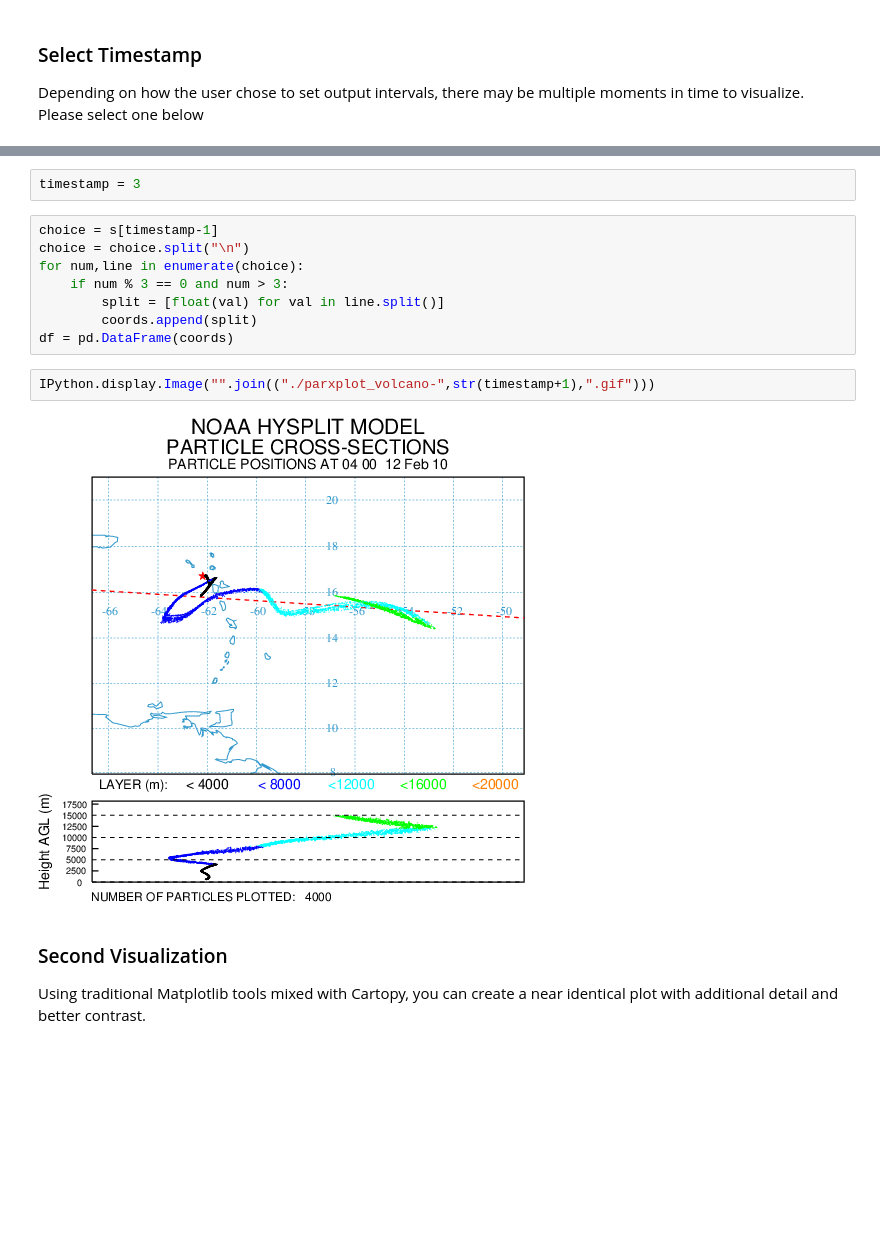
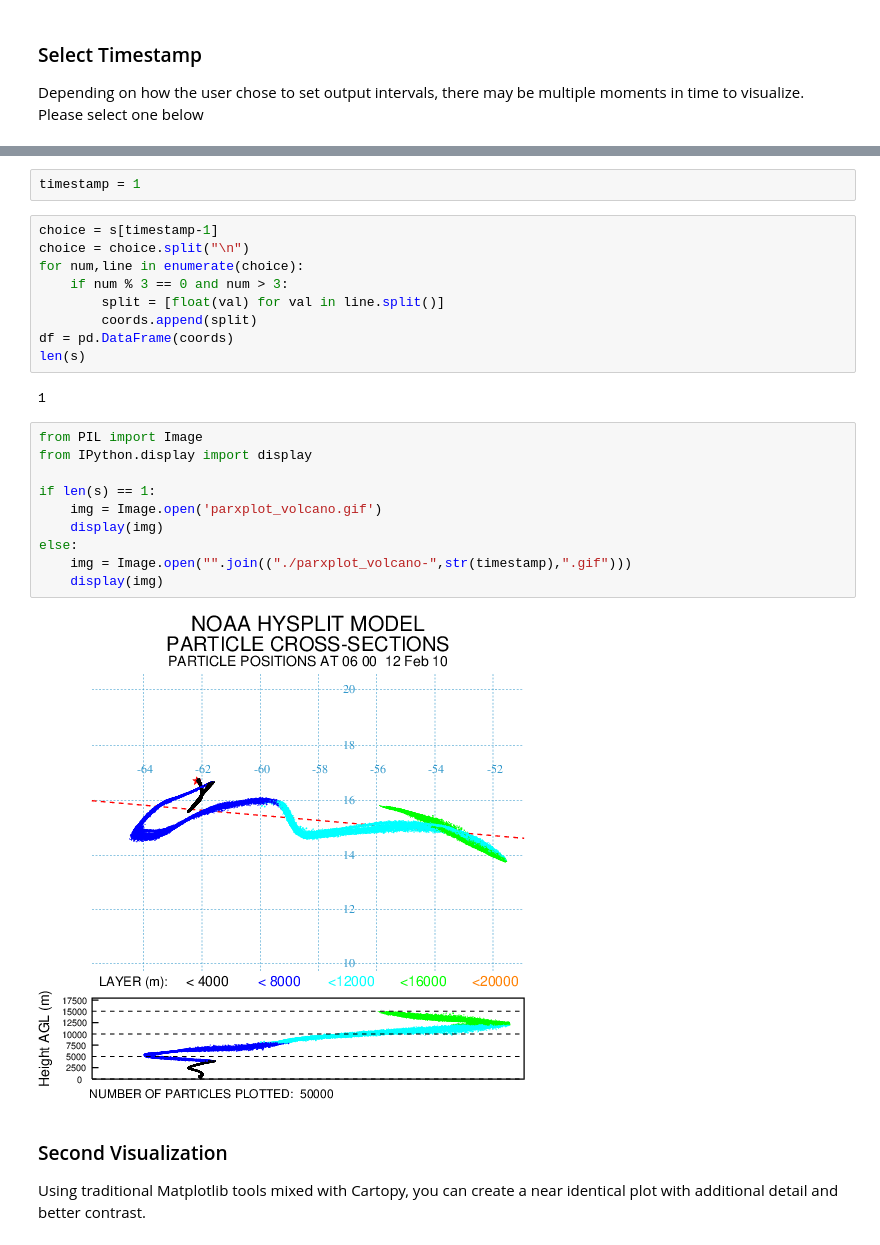
Before and after one commit to volcanocyber/VICTOR-workflows, a Jupyter notebook: hysplit.ipynb, the cells around one changed output, grey strips where cells are left out. Saved outputs shown, nothing was run; the diff lists cells and outputs as text; blank space fills up the shorter version.

```diff
--- a/hysplit.ipynb
+++ b/hysplit.ipynb
@@ -326,5 +328,5 @@ There are 6 timestamps to visualize ( 1 - 6 ), please choose one:
 # %%
-timestamp = 3
+timestamp = 1
 # %%
 choice = s[timestamp-1]
 choice = choice.split("\n")
@@ -333,10 +335,21 @@ for num,line in enumerate(choice):
         split = [float(val) for val in line.split()]
         coords.append(split)
 df = pd.DataFrame(coords)
+len(s)
+# %% [output]
+1
-# %%
-IPython.display.Image("".join(("./parxplot_volcano-",str(timestamp+1),".gif")))
-# %% [output]
-[figure, removed]
+# %%
+from PIL import Image
+from IPython.display import display
+
+if len(s) == 1:
+    img = Image.open('parxplot_volcano.gif')
+    display(img)
+else:
+    img = Image.open("".join(("./parxplot_volcano-",str(timestamp),".gif")))
+    display(img)
+# %% [output]
+[figure, added]
 # %% [markdown]
 ### Second Visualization
 
```
Also changed, not shown: parts of 10 cells of this notebook, 13 other files.
